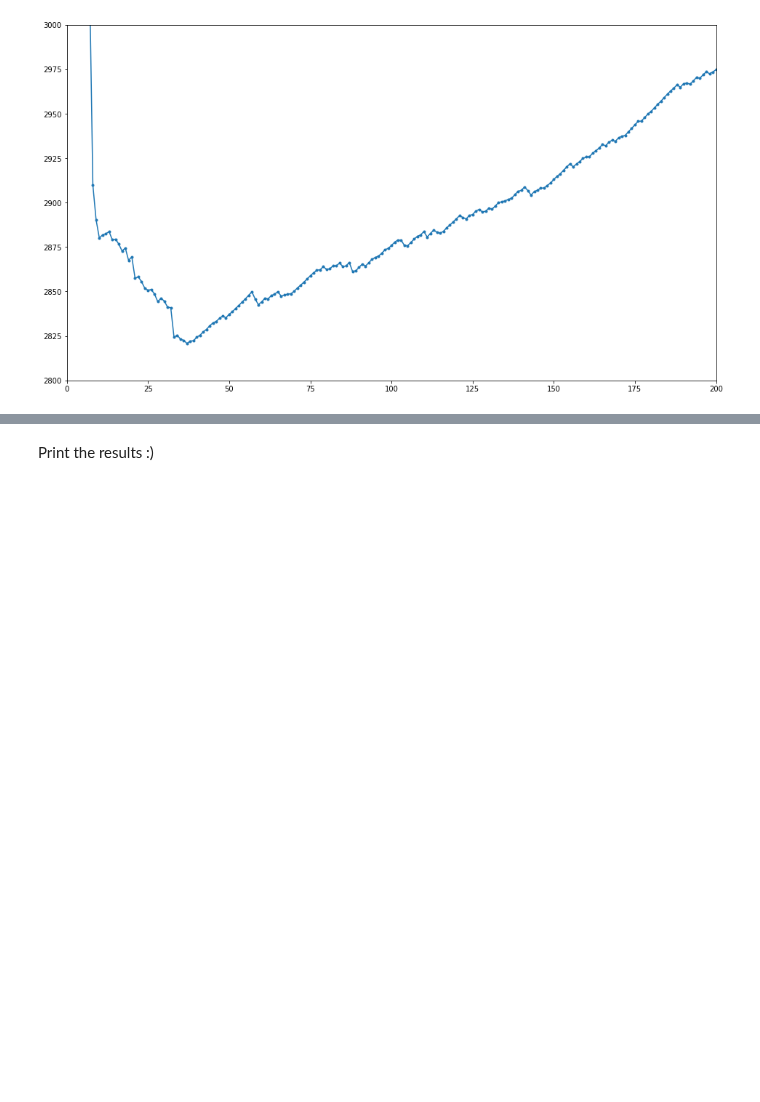
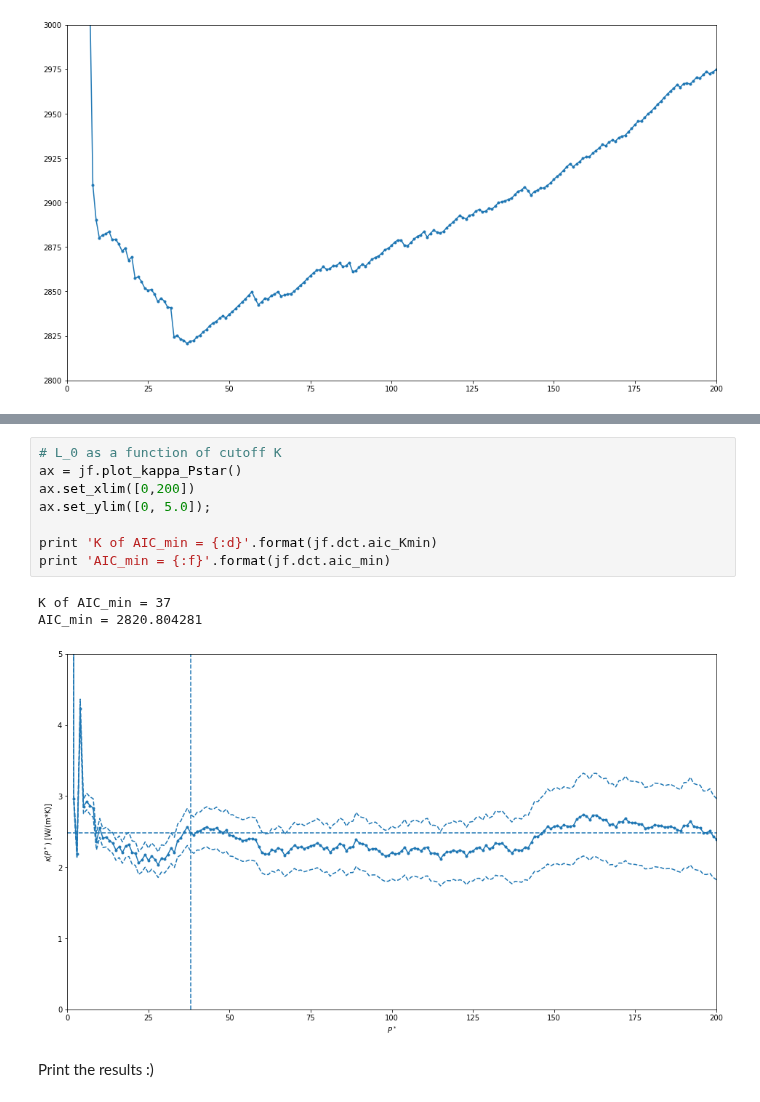
Before and after one commit to sissaschool/sportran, a Jupyter notebook: example/example_cepstrum_silica_API.ipynb, the cells around one changed output, grey strips where cells are left out. Saved outputs shown, nothing was run; the diff lists cells and outputs as text; blank space fills up the shorter version.

```diff
--- a/example/example_cepstrum_silica_API.ipynb
+++ b/example/example_cepstrum_silica_API.ipynb
@@ -155,3 +155,15 @@ AIC_min = 2820.804281
+# %%
+# L_0 as a function of cutoff K
+ax = jf.plot_kappa_Pstar()
+ax.set_xlim([0,200])
+ax.set_ylim([0, 5.0]);
+
+print 'K of AIC_min = {:d}'.format(jf.dct.aic_Kmin)
+print 'AIC_min = {:f}'.format(jf.dct.aic_min)
+# %% [output]
+K of AIC_min = 37
+AIC_min = 2820.804281
+[figure, added]
 # %% [markdown]
 Print the results :)
 # %%
```
Also changed, not shown: parts of 6 cells of this notebook.
